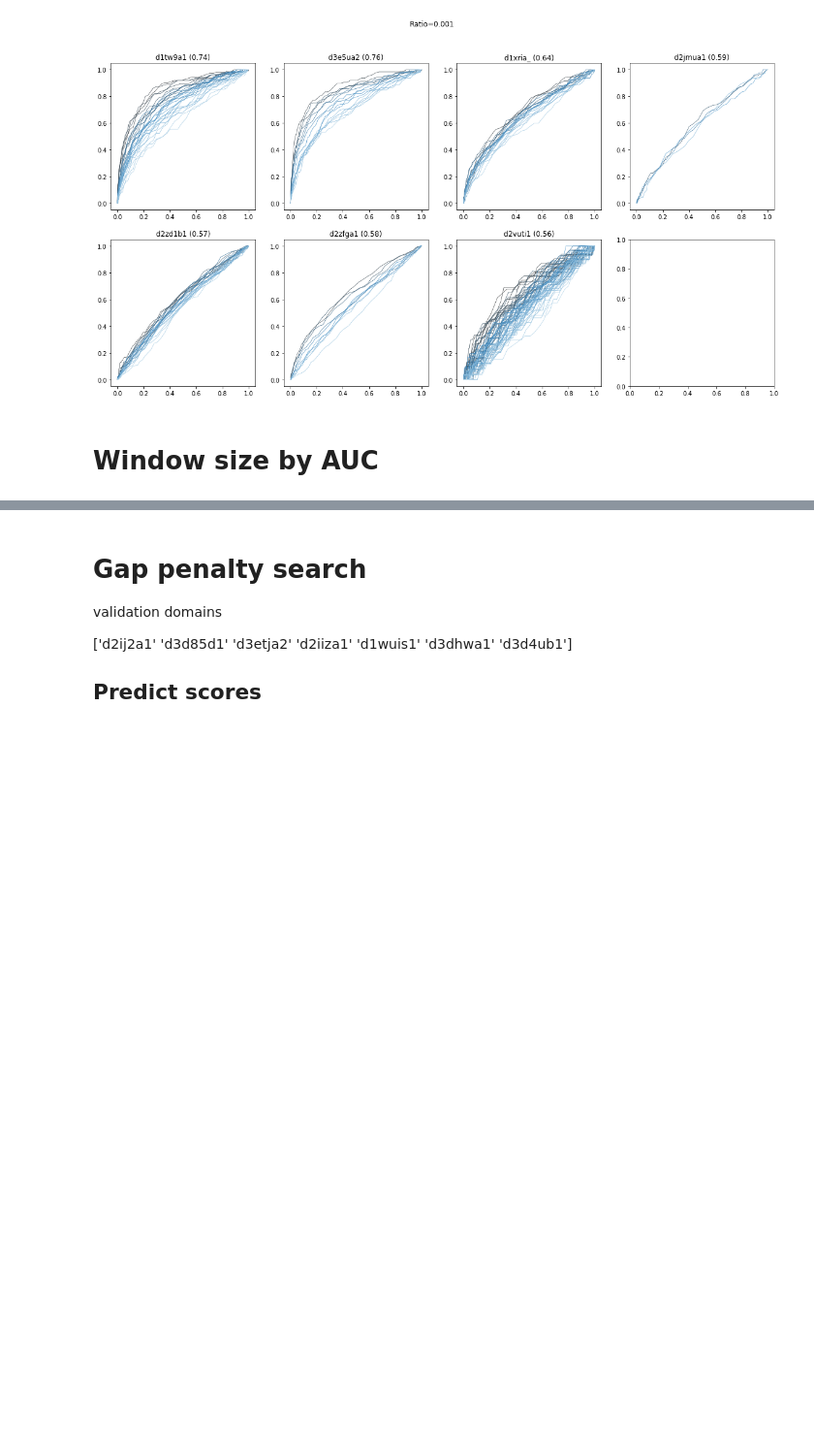
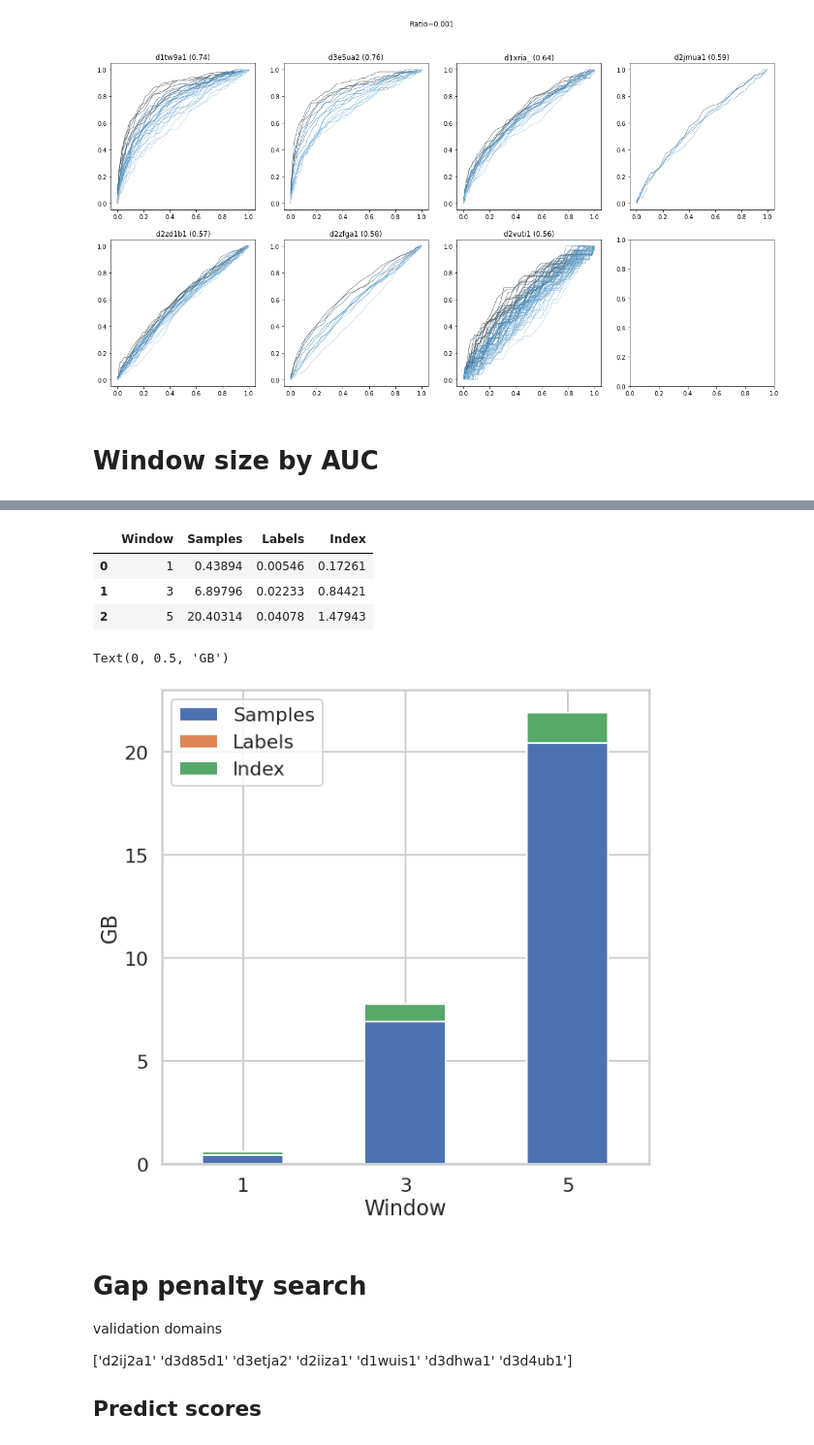
Before and after one commit to shuichiro-makigaki/exmachina, a Jupyter notebook: contrib/parameter_search.ipynb, the cells around one changed output, grey strips where cells are left out. Shown at 97% size. Cells and saved outputs as stored; diff of their text form; code cells hidden in the pictures; blank space fills up the shorter version.

```diff
--- a/contrib/parameter_search.ipynb
+++ b/contrib/parameter_search.ipynb
@@ -401,3 +438,30 @@ Window=5
+# %%
+%matplotlib inline
+import pandas
+from matplotlib import pyplot
+import seaborn
+
+mem_df = pandas.DataFrame(
+    {
+        'Window': [1, 3, 5],
+        'Samples': [438.94/1000, 6897.96/1000, 20403.14/1000],
+        'Labels': [5.46/1000, 22.33/1000, 40.78/1000],
+        'Index': [172.61/1000, 844.21/1000, 1479.43/1000]
+    }
+)
+display(mem_df)
+
+seaborn.set(context='poster', style='whitegrid')
+fig, ax = pyplot.subplots(figsize=(10, 10))
+mem_df.plot(kind='bar', x='Window', stacked=True, ax=ax, rot=0)
+ax.set_ylabel('GB')
+# %% [output]
+|  | Window | Samples | Labels | Index |
+| 0 | 1 | 0.43894 | 0.00546 | 0.17261 |
+| 1 | 3 | 6.89796 | 0.02233 | 0.84421 |
+| 2 | 5 | 20.40314 | 0.04078 | 1.47943 |
+Text(0, 0.5, 'GB')
+[figure, added]
 # %% [markdown]
 # Gap penalty search
 
```
Also changed, not shown: parts of 6 cells of this notebook, 1 other file.
